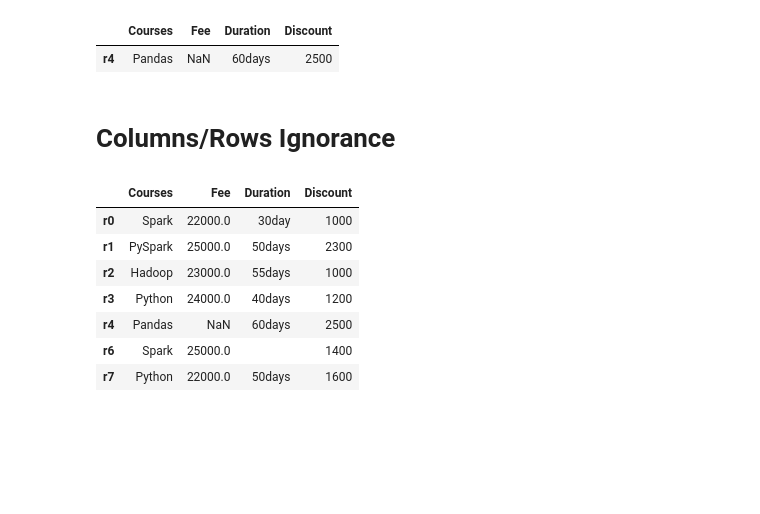
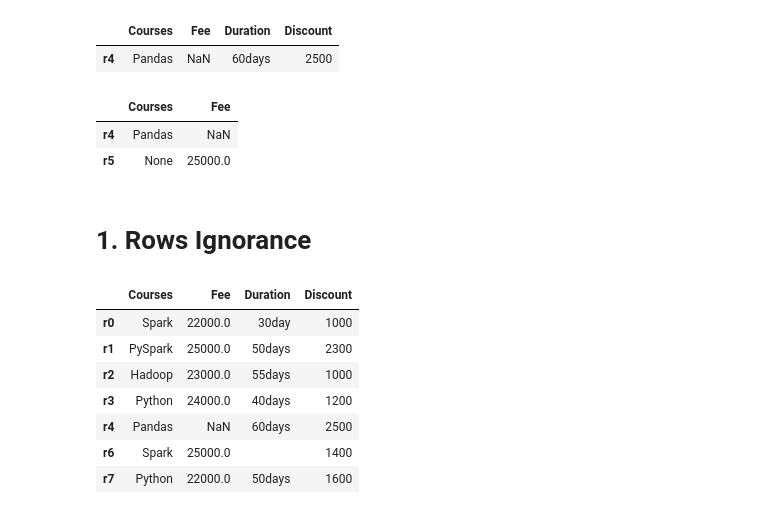
Before and after one commit to aekanun2020/Data-Analytics-using-Python, a Jupyter notebook: G_Python_Pandas_Null_Removal.ipynb, the cells around one changed output. Saved outputs shown, nothing was run; the diff lists cells and outputs as text; code cells hidden in the pictures; blank space fills up the shorter version.

```diff
--- a/G_Python_Pandas_Null_Removal.ipynb
+++ b/G_Python_Pandas_Null_Removal.ipynb
@@ -55,8 +63,14 @@ df[df['Fee'].isnull()]
 # %% [output]
 |  | Courses | Fee | Duration | Discount |
 | r4 | Pandas | NaN | 60days | 2500 |
+# %%
+df[df.columns[df.isnull().any()]][df.isnull().any(axis=1)] # Locate Null
+# %% [output]
+|  | Courses | Fee |
+| r4 | Pandas | NaN |
+| r5 | None | 25000.0 |
 # %% [markdown]
-# **Columns/Rows Ignorance**
+# **1. Rows Ignorance**
 # %%
 df.dropna(subset=['Courses'])
 # %% [output]
```
Also changed, not shown: parts of 5 cells of this notebook.
